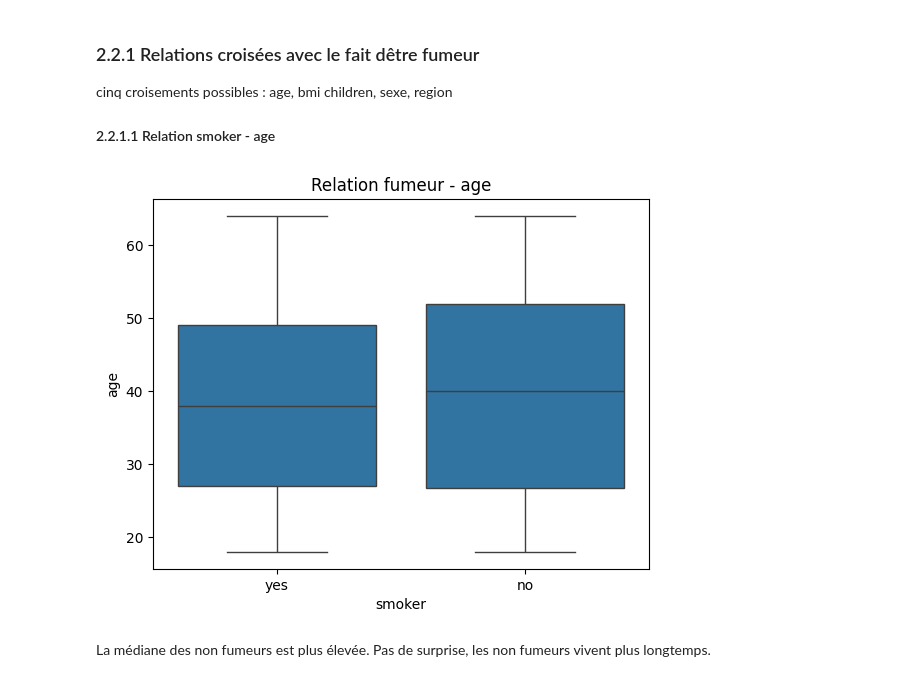
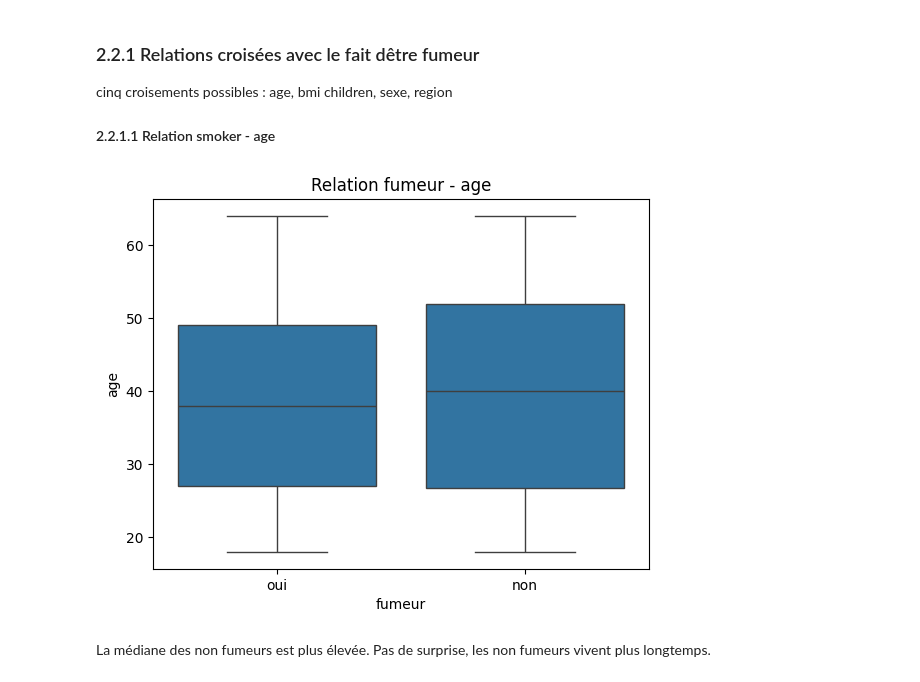
Before and after one commit to NicoCasso/Assur_aimant, a Jupyter notebook: analyse.ipynb, the cells around one changed output. Saved outputs shown, nothing was run; the diff lists cells and outputs as text; code cells hidden in the pictures.

```diff
--- a/analyse.ipynb
+++ b/analyse.ipynb
@@ -179,11 +208,16 @@ L'influence de chaque variable sur les charges apparait dans la dernière colonn
 cinq croisements possibles : age, bmi children, sexe, region
 #### 2.2.1.1 Relation smoker - age
 # %%
-sns.boxplot(x=df['smoker'], y=df['age'])
+df_renamed = pd.DataFrame(df)
+df_renamed["smoker"] = df_renamed["smoker"].apply( lambda x : "oui" if x=="yes" else "non")
+
+sns.boxplot(x=df_renamed['smoker'], y=df_renamed['age'])
+plt.xlabel("fumeur")
+plt.ylabel("age")
 plt.title("Relation fumeur - age")
 plt.show()
 # %% [output]
-[figure, old version]
+[figure, new version]
 # %% [markdown]
 La médiane des non fumeurs est plus élevée. Pas de surprise, les non fumeurs vivent plus longtemps.
 # %%
```
Also changed, not shown: parts of 74 cells of this notebook, 4 other files.
